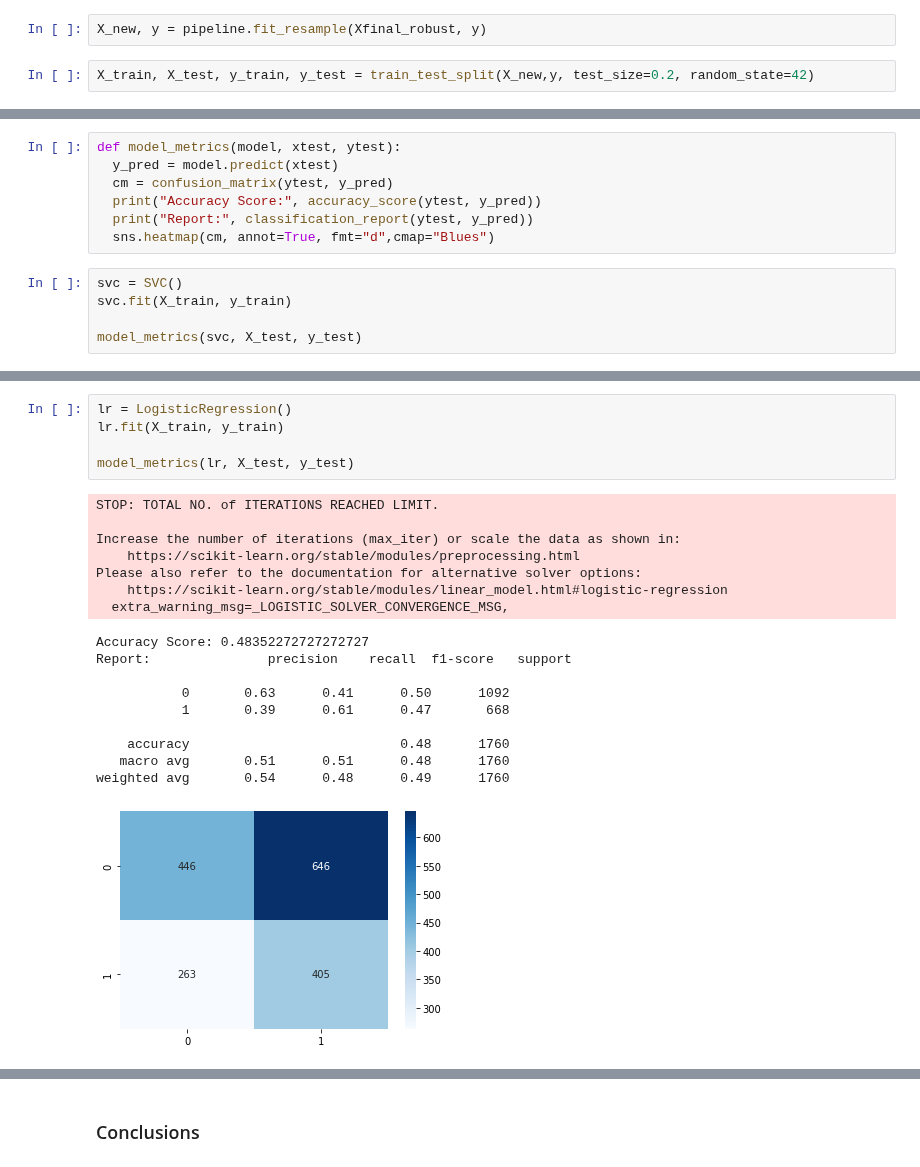
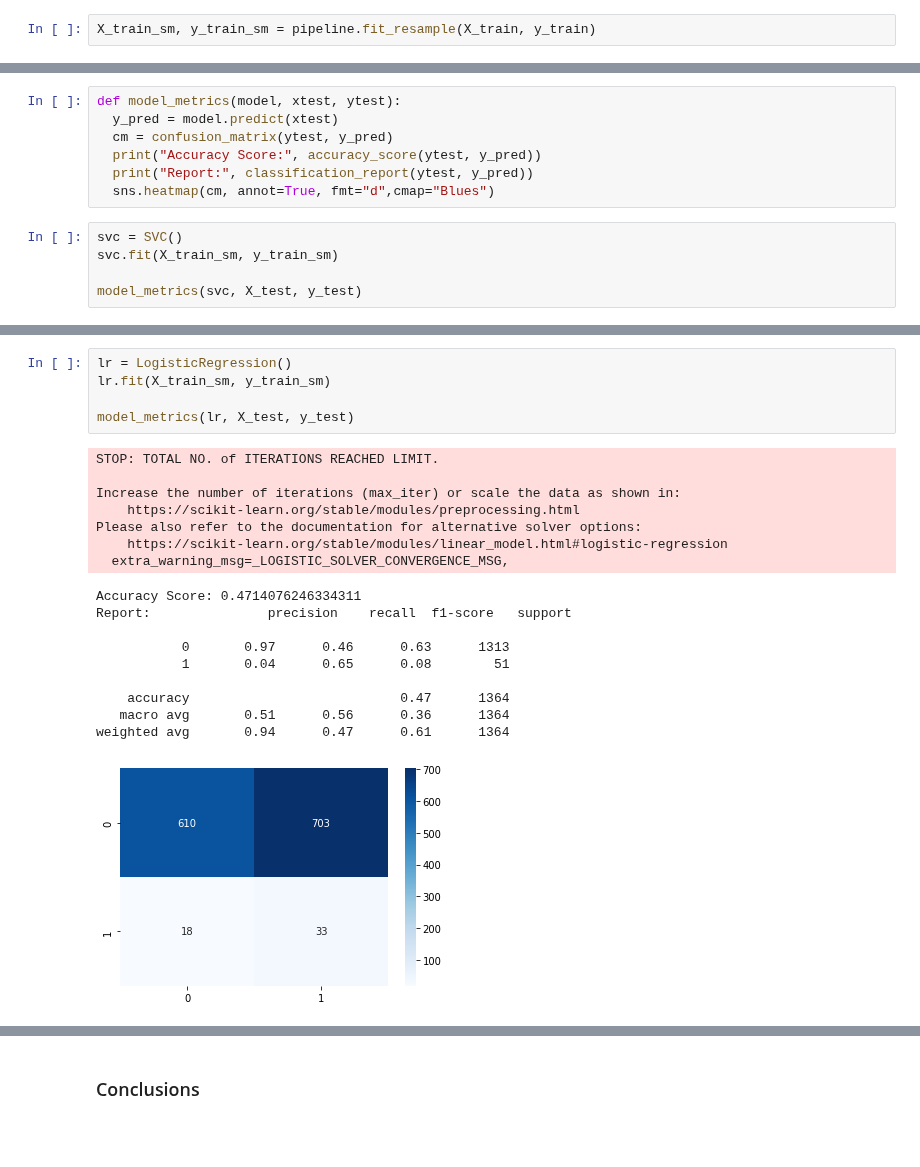
Before and after one commit to erinmcmahon26/Company-Bankruptcy-Prediction, a Jupyter notebook: Company_Bankruptcy_Feature_Selection.ipynb, the cells around one changed output, grey strips where cells are left out. Saved outputs shown, nothing was run; the diff lists cells and outputs as text; blank space fills up the shorter version.

```diff
--- a/Company_Bankruptcy_Feature_Selection.ipynb
+++ b/Company_Bankruptcy_Feature_Selection.ipynb
@@ -150,10 +152,8 @@ over = SMOTE(sampling_strategy=0.5)
 under = RandomUnderSampler(sampling_strategy=0.6)
 steps = [('o', over), ('u', under)]
 pipeline = Pipeline(steps=steps)
-# %%
-X_new, y = pipeline.fit_resample(Xfinal_robust, y)
-# %%
-X_train, X_test, y_train, y_test = train_test_split(X_new,y, test_size=0.2, random_state=42)
+# %%
+X_train_sm, y_train_sm = pipeline.fit_resample(X_train, y_train)
 # %% [markdown]
 ### Models
 # %%
@@ -165,7 +165,7 @@ def model_metrics(model, xtest, ytest):
   sns.heatmap(cm, annot=True, fmt="d",cmap="Blues")
 # %%
 svc = SVC()
-svc.fit(X_train, y_train)
+svc.fit(X_train_sm, y_train_sm)
 
 model_metrics(svc, X_test, y_test)
 # %% [output]
@@ -190,26 +190,26 @@ Test set score: 0.6369
 # %%
 lr = LogisticRegression()
-lr.fit(X_train, y_train)
+lr.fit(X_train_sm, y_train_sm)
 
 model_metrics(lr, X_test, y_test)
 # %% [output]
 STOP: TOTAL NO. of ITERATIONS REACHED LIMIT.
 
 Increase the number of iterations (max_iter) or scale the data as shown in:
     https://scikit-learn.org/stable/modules/preprocessing.html
 Please also refer to the documentation for alternative solver options:
     https://scikit-learn.org/stable/modules/linear_model.html#logistic-regression
   extra_warning_msg=_LOGISTIC_SOLVER_CONVERGENCE_MSG,
-Accuracy Score: 0.48352272727272727
+Accuracy Score: 0.4714076246334311
 Report:               precision    recall  f1-score   support
 
-           0       0.63      0.41      0.50      1092
-           1       0.39      0.61      0.47       668
+           0       0.97      0.46      0.63      1313
+           1       0.04      0.65      0.08        51
 
-    accuracy                           0.48      1760
-   macro avg       0.51      0.51      0.48      1760
-weighted avg       0.54      0.48      0.49      1760
+    accuracy                           0.47      1364
+   macro avg       0.51      0.56      0.36      1364
+weighted avg       0.94      0.47      0.61      1364
-[figure, old version]
+[figure, new version]
 # %%
 # check for overfitting and underfitting
 # average accuracy
```
Also changed, not shown: parts of 8 cells of this notebook.
